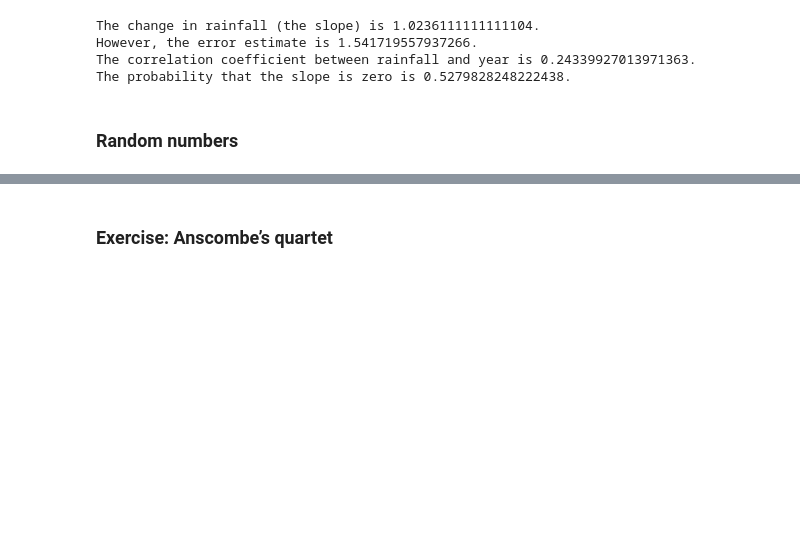
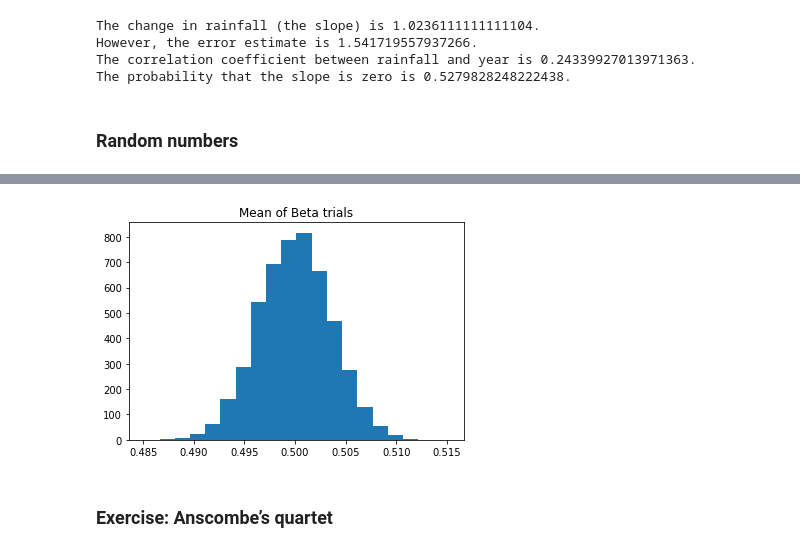
Before and after one commit to caiquemiranda/maths-with-python, a Jupyter notebook: 08-Statistics.ipynb, the cells around one changed output, grey strips where cells are left out. Saved outputs shown, nothing was run; the diff lists cells and outputs as text; code cells hidden in the pictures; blank space fills up the shorter version.

```diff
--- a/08-Statistics.ipynb
+++ b/08-Statistics.ipynb
@@ -131,3 +164,16 @@ The probability that the slope is zero is 0.5279828248222438.
+# %%
+n_trials = 5000
+beta_means = numpy.zeros((n_trials,))
+
+for trial in range(n_trials):
+    beta_samples = random.beta(0.5, 0.5, 10000)
+    beta_means[trial] = numpy.mean(beta_samples)
+
+pyplot.hist(beta_means, 20)
+pyplot.title('Mean of Beta trials')
+pyplot.show();
+# %% [output]
+[figure, added]
 # %% [markdown]
 ### Exercise: Anscombe’s quartet
 # %% [markdown]
```
Also changed, not shown: parts of 4 cells of this notebook.
